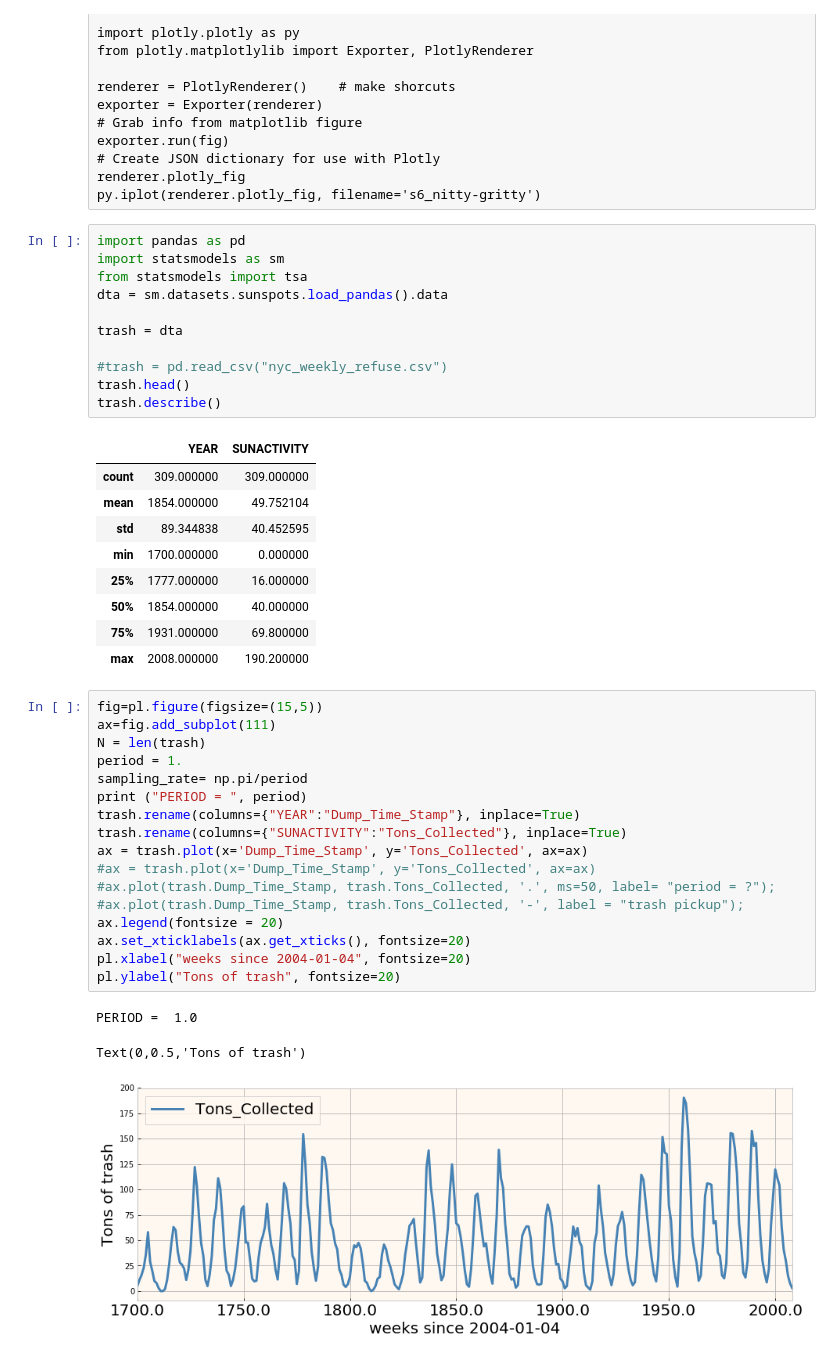
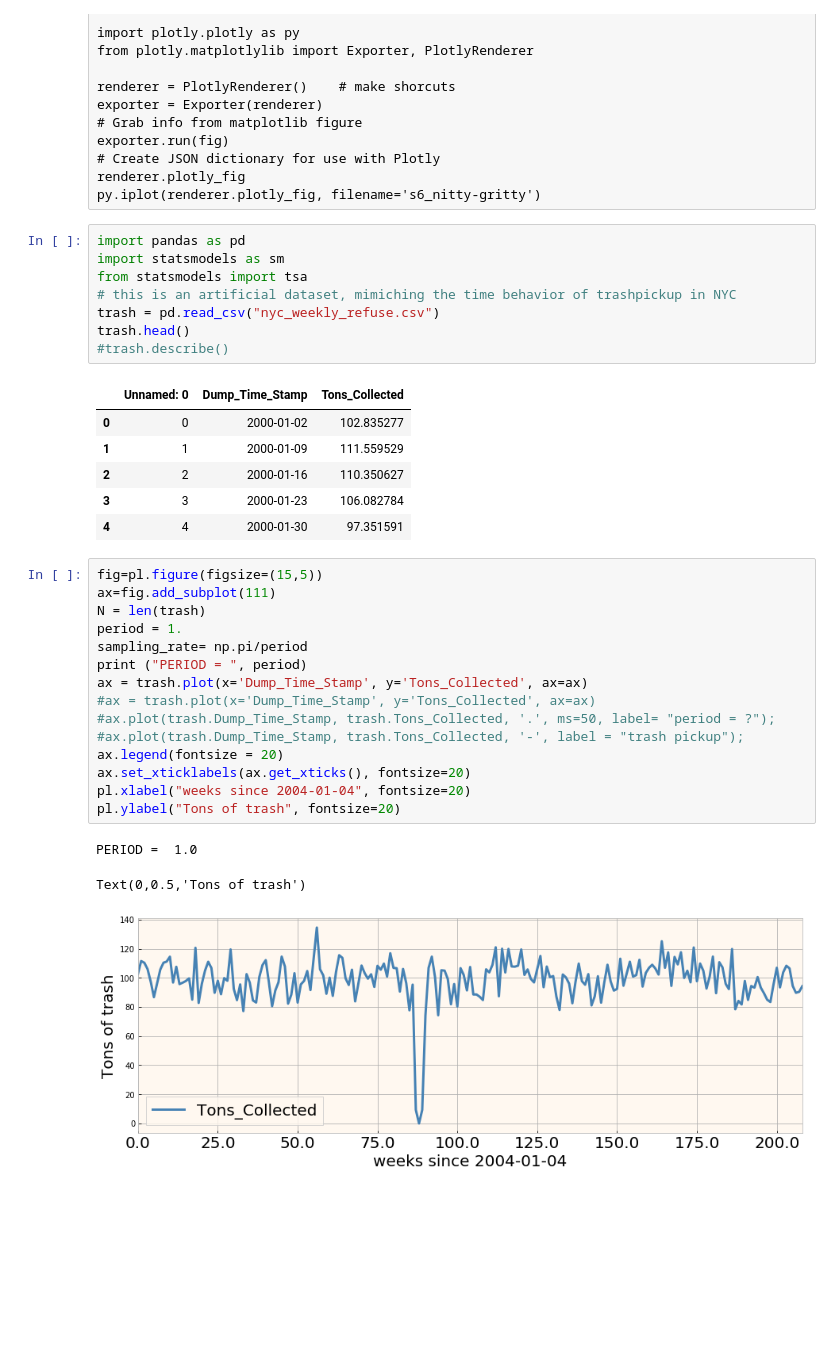
Before and after one commit to fedhere/UInotebooks, a Jupyter notebook: timeseries/fourier.ipynb, the cells around one changed output. Cells and saved outputs as stored; diff of their text form; blank space fills up the shorter version.

Commit message:
updating small things, and fake trash data

```diff
--- a/timeseries/fourier.ipynb
+++ b/timeseries/fourier.ipynb
@@ -110,44 +122,36 @@ py.iplot(renderer.plotly_fig, filename='s6_nitty-gritty')
 import pandas as pd
 import statsmodels as sm
 from statsmodels import tsa
-dta = sm.datasets.sunspots.load_pandas().data
-
-trash = dta
-
-#trash = pd.read_csv("nyc_weekly_refuse.csv")
+# this is an artificial dataset, mimiching the time behavior of trashpickup in NYC
+trash = pd.read_csv("nyc_weekly_refuse.csv")
 trash.head()
-trash.describe()
+#trash.describe()
 # %% [output]
-|  | YEAR | SUNACTIVITY |
-| count | 309.000000 | 309.000000 |
-| mean | 1854.000000 | 49.752104 |
-| std | 89.344838 | 40.452595 |
-| min | 1700.000000 | 0.000000 |
-| 25% | 1777.000000 | 16.000000 |
-| 50% | 1854.000000 | 40.000000 |
-| 75% | 1931.000000 | 69.800000 |
-| max | 2008.000000 | 190.200000 |
+|  | Unnamed: 0 | Dump_Time_Stamp | Tons_Collected |
+| 0 | 0 | 2000-01-02 | 102.835277 |
+| 1 | 1 | 2000-01-09 | 111.559529 |
+| 2 | 2 | 2000-01-16 | 110.350627 |
+| 3 | 3 | 2000-01-23 | 106.082784 |
+| 4 | 4 | 2000-01-30 | 97.351591 |
 # %%
 fig=pl.figure(figsize=(15,5))
 ax=fig.add_subplot(111)
 N = len(trash)
 period = 1.
 sampling_rate= np.pi/period
 print ("PERIOD = ", period)
-trash.rename(columns={"YEAR":"Dump_Time_Stamp"}, inplace=True)
-trash.rename(columns={"SUNACTIVITY":"Tons_Collected"}, inplace=True)
 ax = trash.plot(x='Dump_Time_Stamp', y='Tons_Collected', ax=ax)
 #ax = trash.plot(x='Dump_Time_Stamp', y='Tons_Collected', ax=ax)
 #ax.plot(trash.Dump_Time_Stamp, trash.Tons_Collected, '.', ms=50, label= "period = ?");
 #ax.plot(trash.Dump_Time_Stamp, trash.Tons_Collected, '-', label = "trash pickup");
 ax.legend(fontsize = 20)
 ax.set_xticklabels(ax.get_xticks(), fontsize=20)
 pl.xlabel("weeks since 2004-01-04", fontsize=20)
 pl.ylabel("Tons of trash", fontsize=20)
 # %% [output]
 PERIOD =  1.0
 Text(0,0.5,'Tons of trash')
-[figure, old version]
+[figure, new version]
 # %%
 f = np.fft.rfft(trash.Tons_Collected)
 fig=pl.figure(figsize=(15,5))
```
Also changed, not shown: parts of 7 cells of this notebook, 2 other files.
